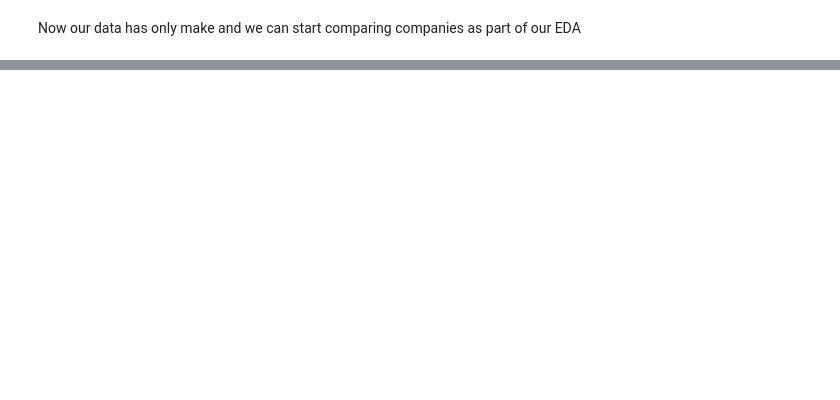
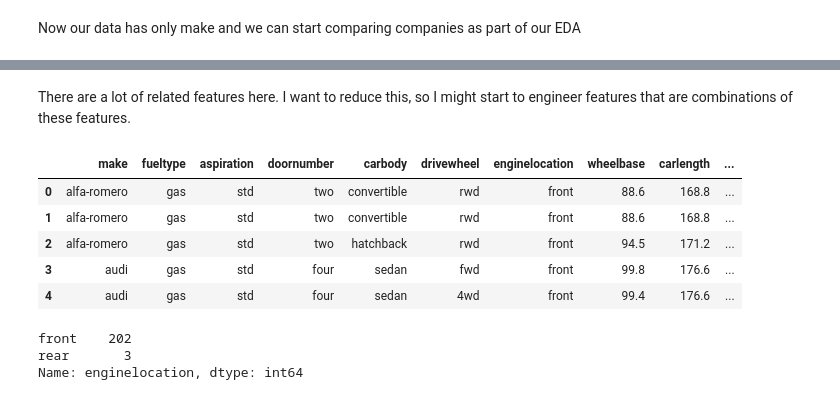
Before and after one commit to daveajstearns/cars, a Jupyter notebook: cars_project.ipynb, the cells around one changed output, grey strips where cells are left out. Saved outputs shown, nothing was run; the diff lists cells and outputs as text; code cells hidden in the pictures; blank space fills up the shorter version.

Commit message:
cleaning and engineering started

```diff
--- a/cars_project.ipynb
+++ b/cars_project.ipynb
@@ -180,0 +233,19 @@ Now our data has only make and we can start comparing companies as part of our E
+# %%
+data.drop(columns=['symboling'], axis=1, inplace=True)
+# %% [markdown]
+There are a lot of related features here. I want to reduce this, so I might start to engineer features that are combinations of these features.
+# %%
+data.head()
+# %% [output]
+|  | make | fueltype | aspiration | doornumber | carbody | drivewheel | enginelocation | wheelbase | carlength | ... |
+| 0 | alfa-romero | gas | std | two | convertible | rwd | front | 88.6 | 168.8 | ... |
+| 1 | alfa-romero | gas | std | two | convertible | rwd | front | 88.6 | 168.8 | ... |
+| 2 | alfa-romero | gas | std | two | hatchback | rwd | front | 94.5 | 171.2 | ... |
+| 3 | audi | gas | std | four | sedan | fwd | front | 99.8 | 176.6 | ... |
+| 4 | audi | gas | std | four | sedan | 4wd | front | 99.4 | 176.6 | ... |
+# %%
+data.enginelocation.value_counts()
+# %% [output]
+front    202
+rear       3
+Name: enginelocation, dtype: int64
```
Also changed, not shown: parts of 18 cells of this notebook.
